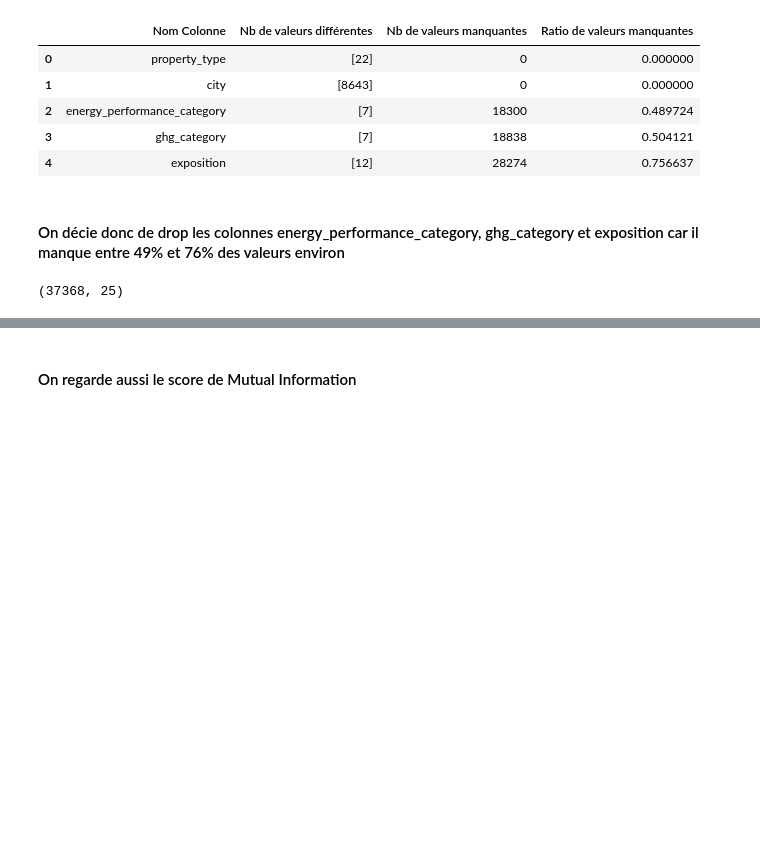
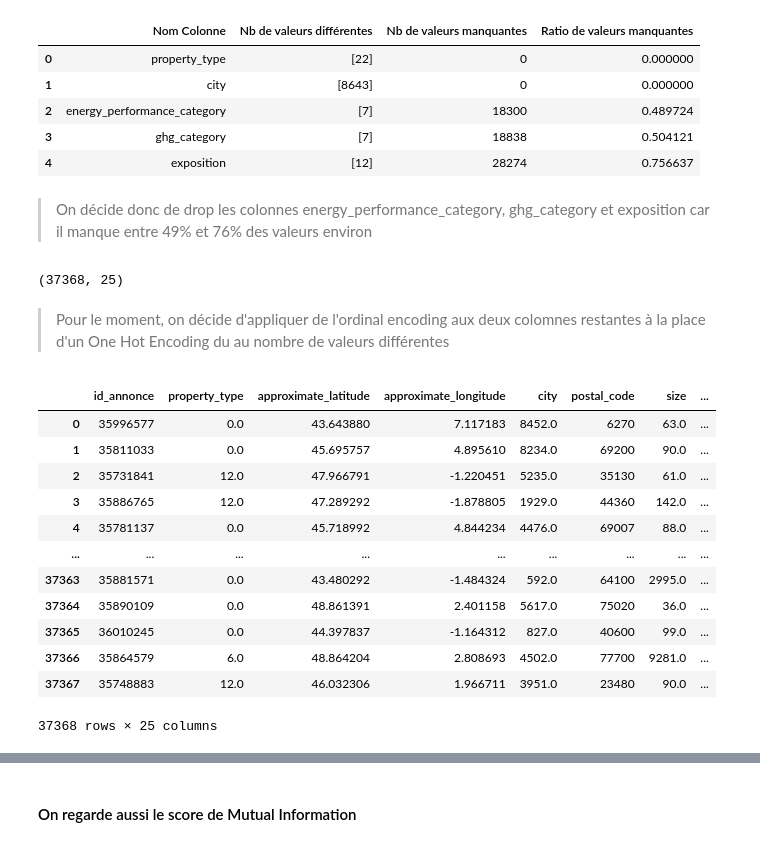
Before and after one commit to Clemflannagahn/STASC, a Jupyter notebook: Features_engineering/Traitement_dataset_CA.ipynb, the cells around one changed output, grey strips where cells are left out. Drawn from its saved outputs; the diff is of its cells as text; code cells hidden in the pictures; blank space fills up the shorter version.

```diff
--- a/Features_engineering/Traitement_dataset_CA.ipynb
+++ b/Features_engineering/Traitement_dataset_CA.ipynb
@@ -52,9 +51,29 @@ nb_val_col_df
 | 3 | ghg_category | [7] | 18838 | 0.504121 |
 | 4 | exposition | [12] | 28274 | 0.756637 |
 # %% [markdown]
-#### On décie donc de drop les colonnes energy_performance_category, ghg_category et exposition car il manque entre 49% et 76% des valeurs environ
+> On décide donc de drop les colonnes energy_performance_category, ghg_category et exposition car il manque entre 49% et 76% des valeurs environ
 # %%
 X = X.drop(columns = ["energy_performance_category","ghg_category","exposition"],axis=1)
 X.shape
 # %% [output]
 (37368, 25)
+# %% [markdown]
+> Pour le moment, on décide d'appliquer de l'ordinal encoding aux deux colomnes restantes à la place d'un One Hot Encoding du au nombre de valeurs différentes
+# %%
+ordinal_encoder = OrdinalEncoder()
+X[["property_type","city"]] = ordinal_encoder.fit_transform(X[["property_type","city"]])
+X
+# %% [output]
+|  | id_annonce | property_type | approximate_latitude | approximate_longitude | city | postal_code | size | ... |
+| 0 | 35996577 | 0.0 | 43.643880 | 7.117183 | 8452.0 | 6270 | 63.0 | ... |
+| 1 | 35811033 | 0.0 | 45.695757 | 4.895610 | 8234.0 | 69200 | 90.0 | ... |
+| 2 | 35731841 | 12.0 | 47.966791 | -1.220451 | 5235.0 | 35130 | 61.0 | ... |
+| 3 | 35886765 | 12.0 | 47.289292 | -1.878805 | 1929.0 | 44360 | 142.0 | ... |
+| 4 | 35781137 | 0.0 | 45.718992 | 4.844234 | 4476.0 | 69007 | 88.0 | ... |
+| ... | ... | ... | ... | ... | ... | ... | ... | ... |
+| 37363 | 35881571 | 0.0 | 43.480292 | -1.484324 | 592.0 | 64100 | 2995.0 | ... |
+| 37364 | 35890109 | 0.0 | 48.861391 | 2.401158 | 5617.0 | 75020 | 36.0 | ... |
+| 37365 | 36010245 | 0.0 | 44.397837 | -1.164312 | 827.0 | 40600 | 99.0 | ... |
+| 37366 | 35864579 | 6.0 | 48.864204 | 2.808693 | 4502.0 | 77700 | 9281.0 | ... |
+| 37367 | 35748883 | 12.0 | 46.032306 | 1.966711 | 3951.0 | 23480 | 90.0 | ... |
+37368 rows × 25 columns
```
Also changed, not shown: parts of 9 cells of this notebook.
